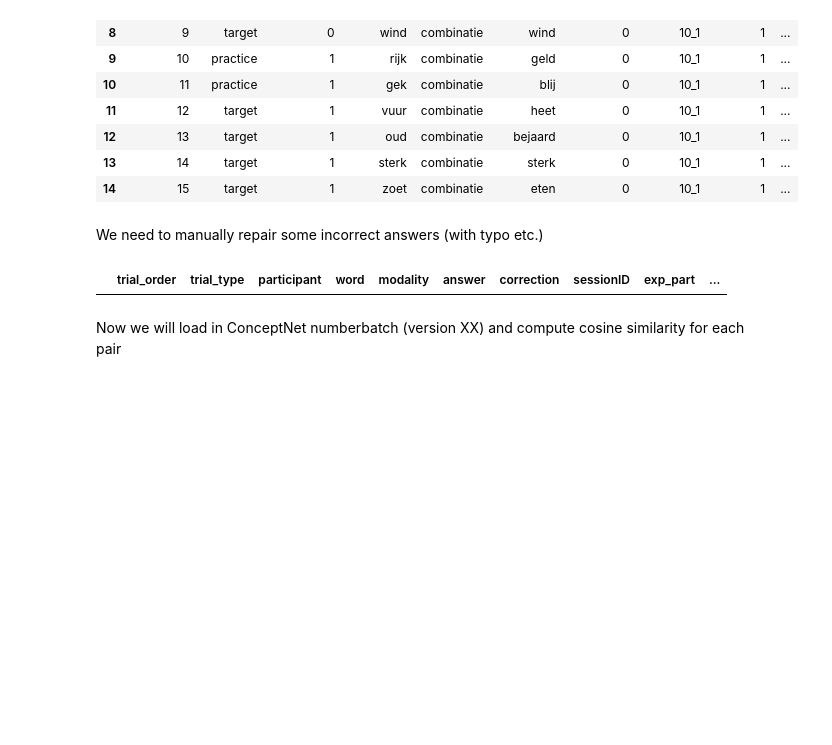
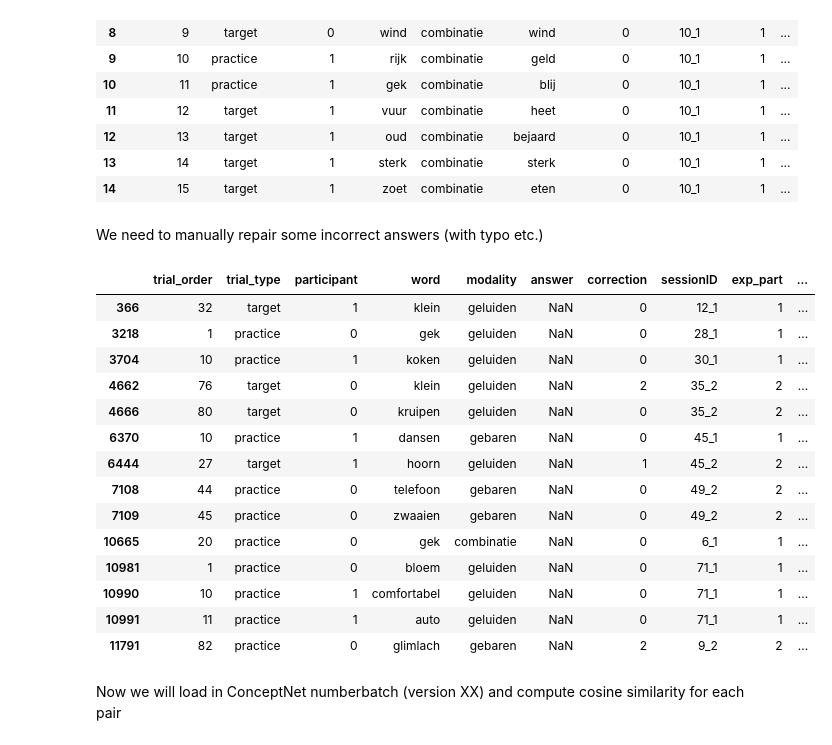
Before and after one commit to sarkadava/FLESH_Expressibility_vs_guessability, a Jupyter notebook: ConceptNet_similarity.ipynb, the cells around one changed output. Drawn from its saved outputs; the diff is of its cells as text; code cells hidden in the pictures; blank space fills up the shorter version.

```diff
--- a/ConceptNet_similarity.ipynb
+++ b/ConceptNet_similarity.ipynb
@@ -295,11 +292,26 @@ meanings_nl = list(df['word'])
 # Dutch answers
 answers_nl = list(df['answer'])
 # %%
+# Sanity check: print rows that have any NA
+df[df.isna().any(axis=1)]
 
-# show rows where English is NaN
-df[df['English'].isnull()]
+# In 14 trials, the answer have been given as 'geen idee' or 'ik weet het niet', or something unrecognizible/unusable
 # %% [output]
 |  | trial_order | trial_type | participant | word | modality | answer | correction | sessionID | exp_part | ... |
+| 366 | 32 | target | 1 | klein | geluiden | NaN | 0 | 12_1 | 1 | ... |
+| 3218 | 1 | practice | 0 | gek | geluiden | NaN | 0 | 28_1 | 1 | ... |
+| 3704 | 10 | practice | 1 | koken | geluiden | NaN | 0 | 30_1 | 1 | ... |
+| 4662 | 76 | target | 0 | klein | geluiden | NaN | 2 | 35_2 | 2 | ... |
+| 4666 | 80 | target | 0 | kruipen | geluiden | NaN | 0 | 35_2 | 2 | ... |
+| 6370 | 10 | practice | 1 | dansen | gebaren | NaN | 0 | 45_1 | 1 | ... |
+| 6444 | 27 | target | 1 | hoorn | geluiden | NaN | 1 | 45_2 | 2 | ... |
+| 7108 | 44 | practice | 0 | telefoon | gebaren | NaN | 0 | 49_2 | 2 | ... |
+| 7109 | 45 | practice | 0 | zwaaien | gebaren | NaN | 0 | 49_2 | 2 | ... |
+| 10665 | 20 | practice | 0 | gek | combinatie | NaN | 0 | 6_1 | 1 | ... |
+| 10981 | 1 | practice | 0 | bloem | geluiden | NaN | 0 | 71_1 | 1 | ... |
+| 10990 | 10 | practice | 1 | comfortabel | geluiden | NaN | 0 | 71_1 | 1 | ... |
+| 10991 | 11 | practice | 1 | auto | geluiden | NaN | 0 | 71_1 | 1 | ... |
+| 11791 | 82 | practice | 0 | glimlach | gebaren | NaN | 2 | 9_2 | 2 | ... |
 # %% [markdown]
 Now we will load in ConceptNet numberbatch (version XX) and compute cosine similarity for each pair
 # %%
```
Also changed, not shown: parts of 7 cells of this notebook, 5 other files.
